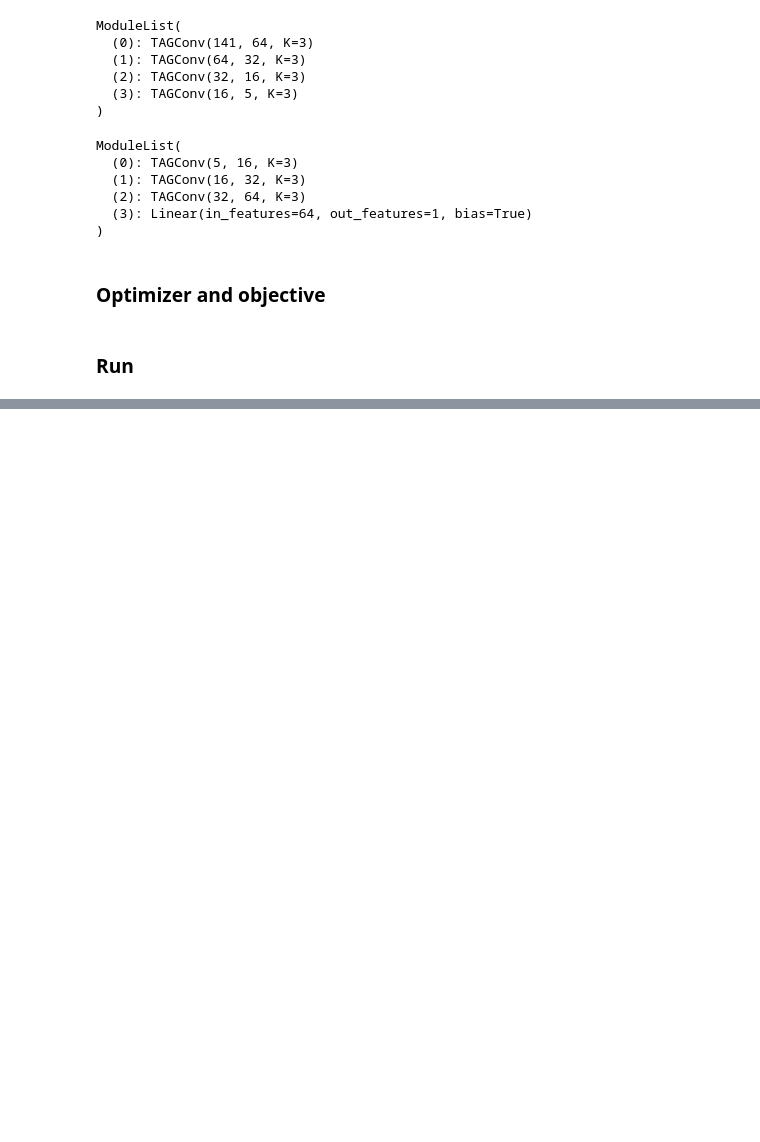
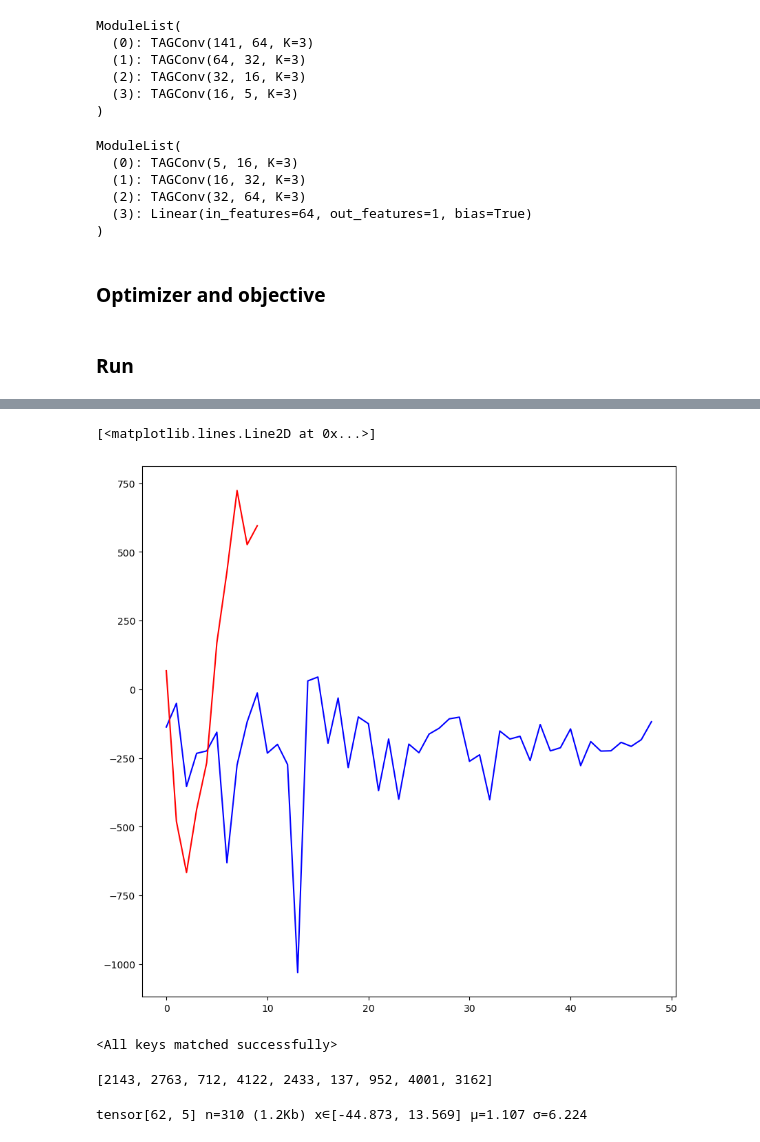
Before and after one commit to Haoranxia/Graph_ML_project, a Jupyter notebook: training_2.ipynb, the cells around one changed output, grey strips where cells are left out. Saved outputs shown, nothing was run; the diff lists cells and outputs as text; code cells hidden in the pictures; blank space fills up the shorter version.

Commit message:
plot output; new pre-trained models

```diff
--- a/training_2.ipynb
+++ b/training_2.ipynb
@@ -512,6 +512,13 @@ mse_loss = MSELoss()
 # %%
 import time
 from tqdm.auto import tqdm
+from torch.nn import MSELoss
+
+bs = 64
+dataset = GraphDataset(path, mode='train')
+dataloader = DataLoader(dataset, batch_size=bs, shuffle=True)
+
+cfg.model.gen_out_size = 2
 
 generator = Generator(
     input_dim = cfg.model.noise_size + len(COLORS_ROOMTYPE),
@@ -527,6 +534,8 @@ discriminator = Discriminator(
 optimizer_g = torch.optim.Adam(generator.parameters(), lr=cfg.opt.lr, betas=(0.5, 0.999))
 optimizer_d = torch.optim.Adam(discriminator.parameters(), lr=cfg.opt.lr, betas=(0.5, 0.999))
 
+mse_loss = MSELoss()
+
 num_steps = 0
 start_time = time.time()
 
@@ -539,7 +548,7 @@ for epoch in range(cfg.train.epochs):
         num_steps += 1
 
         # get and define sources of information
-        x_dr = data.properties.float()
+        x_dr = data.properties.float()[:, :cfg.model.gen_out_size]
         edge_index = data.edge_index
         category = data.category
         # print(category.shape, len(COLORS_ROOMTYPE))
@@ -623,0 +633,8 @@ Loss (GEN / DIS): -16.09 / -423.57
+# %%
+fig, ax = plt.subplots(1,1, figsize=(fs, fs))
+
+ax.plot(losses_d, 'blue')
+ax.plot(losses_g, 'red')
+# %% [output]
+[<matplotlib.lines.Line2D at 0x...>]
+[figure, added]
@@ -623,0 +646,32 @@ Loss (GEN / DIS): -16.09 / -423.57
+# %%
+generator.load_state_dict(torch.load('./saved_models/generator_simple.pt'))
+discriminator.load_state_dict(torch.load('./saved_models/discriminator_simple.pt'))
+# %% [output]
+<All keys matched successfully>
+# %%
+bs = 9
+dataloader = DataLoader(dataset, batch_size=bs, shuffle=True)
+dataiter = iter(dataloader)
+data = next(dataiter)
+
+# get and define sources of information
+x_dr = data.properties.float()
+edge_index = data.edge_index
+category = data.category
+# print(category.shape, len(COLORS_ROOMTYPE))
+batch = data.batch
+indices = data.index
+print(indices)
+
+# add noise and create x for generator
+noise = torch.randn((category.shape[0], cfg.model.noise_size))
+x_g = torch.concat((category, noise), dim=1)
+
+# feedforward through generator and create fake input for discriminator
+x_df = generator(edge_index, x_g).detach()
+# %% [output]
+[2143, 2763, 712, 4122, 2433, 137, 952, 4001, 3162]
+# %%
+print(x_df[batch == 0, :])
+# %% [output]
+tensor[62, 5] n=310 (1.2Kb) x∈[-44.873, 13.569] μ=1.107 σ=6.224
```
Also changed, not shown: parts of 8 cells of this notebook, 2 other files.
